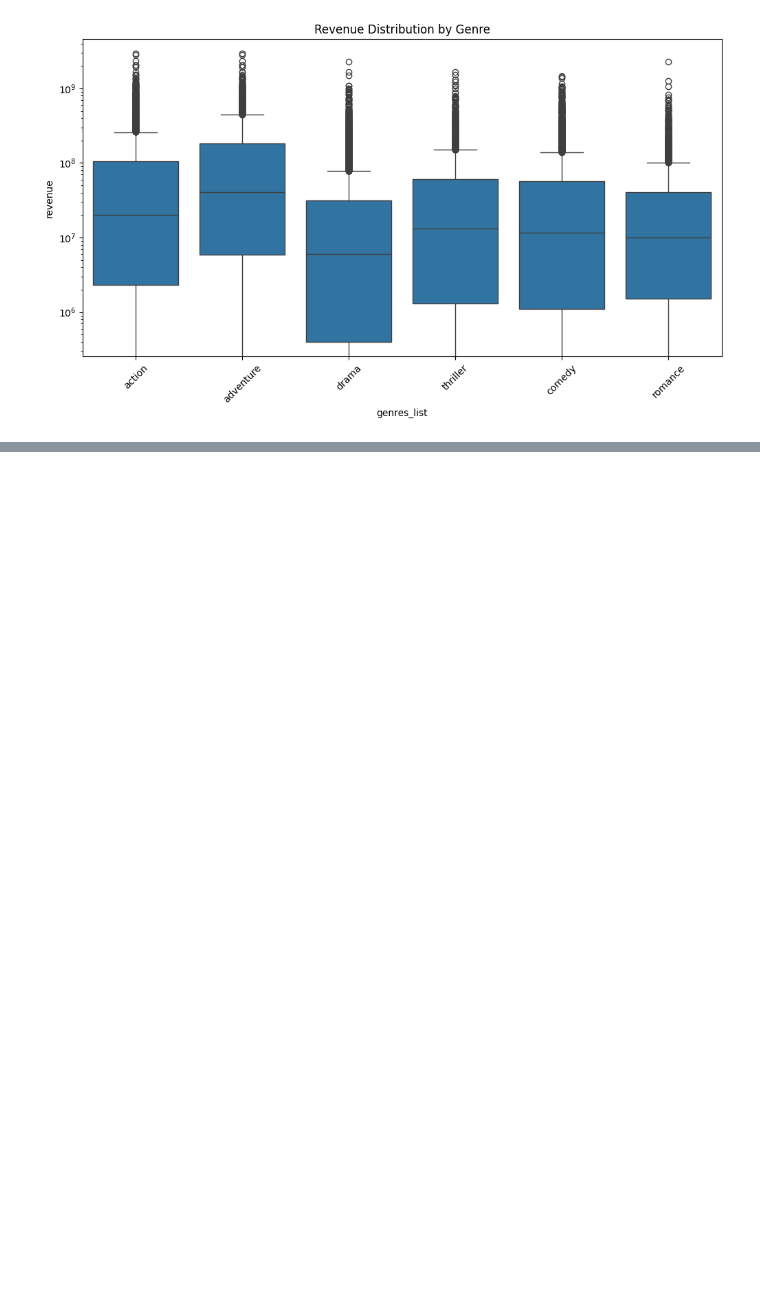
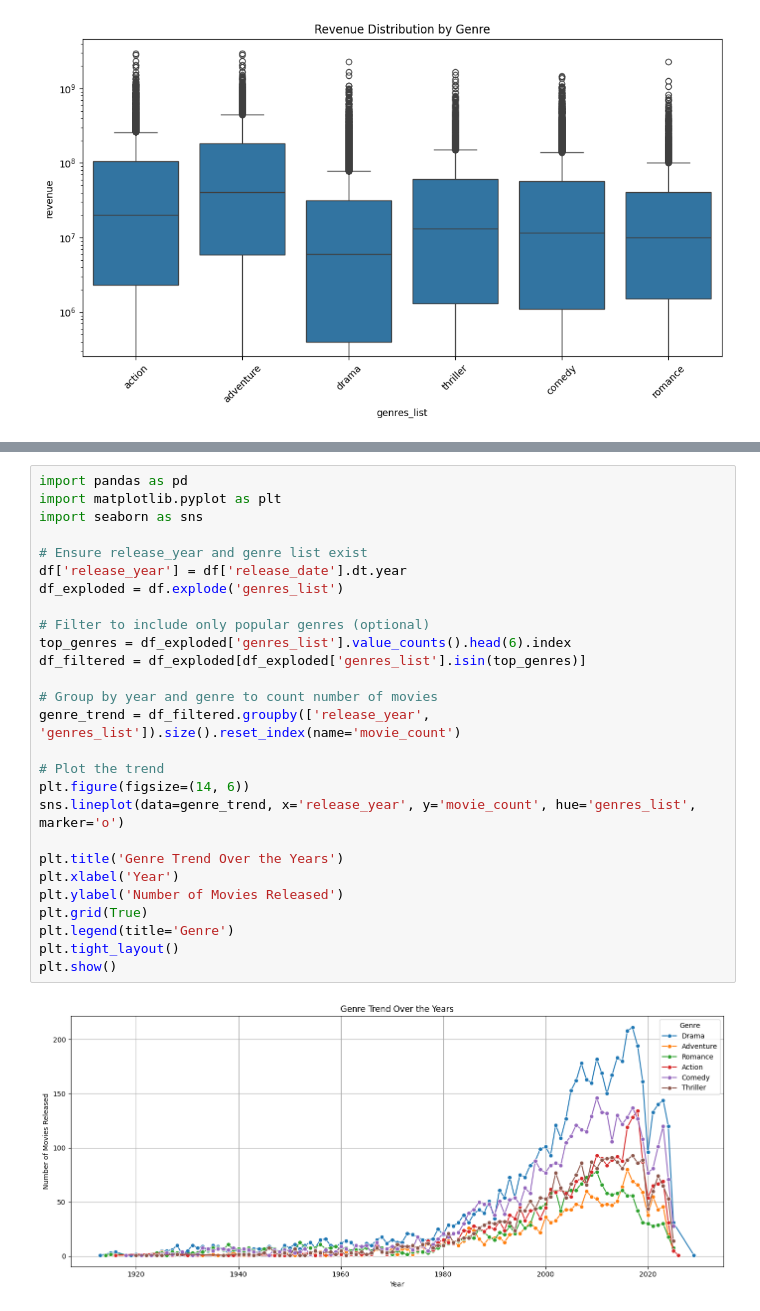
Before and after one commit to nithish-kumar-t/movie-box-office-prediction, a Jupyter notebook: timbd-data-cleaning.ipynb, the cells around one changed output, grey strips where cells are left out. Drawn from its saved outputs; the diff is of its cells as text; blank space fills up the shorter version.

```diff
--- a/timbd-data-cleaning.ipynb
+++ b/timbd-data-cleaning.ipynb
@@ -123,0 +227,29 @@ plt.show()
+# %%
+import pandas as pd
+import matplotlib.pyplot as plt
+import seaborn as sns
+
+# Ensure release_year and genre list exist
+df['release_year'] = df['release_date'].dt.year
+df_exploded = df.explode('genres_list')
+
+# Filter to include only popular genres (optional)
+top_genres = df_exploded['genres_list'].value_counts().head(6).index
+df_filtered = df_exploded[df_exploded['genres_list'].isin(top_genres)]
+
+# Group by year and genre to count number of movies
+genre_trend = df_filtered.groupby(['release_year', 'genres_list']).size().reset_index(name='movie_count')
+
+# Plot the trend
+plt.figure(figsize=(14, 6))
+sns.lineplot(data=genre_trend, x='release_year', y='movie_count', hue='genres_list', marker='o')
+
+plt.title('Genre Trend Over the Years')
+plt.xlabel('Year')
+plt.ylabel('Number of Movies Released')
+plt.grid(True)
+plt.legend(title='Genre')
+plt.tight_layout()
+plt.show()
+# %% [output]
+[figure, added]
```
Also changed, not shown: parts of 25 cells of this notebook.
